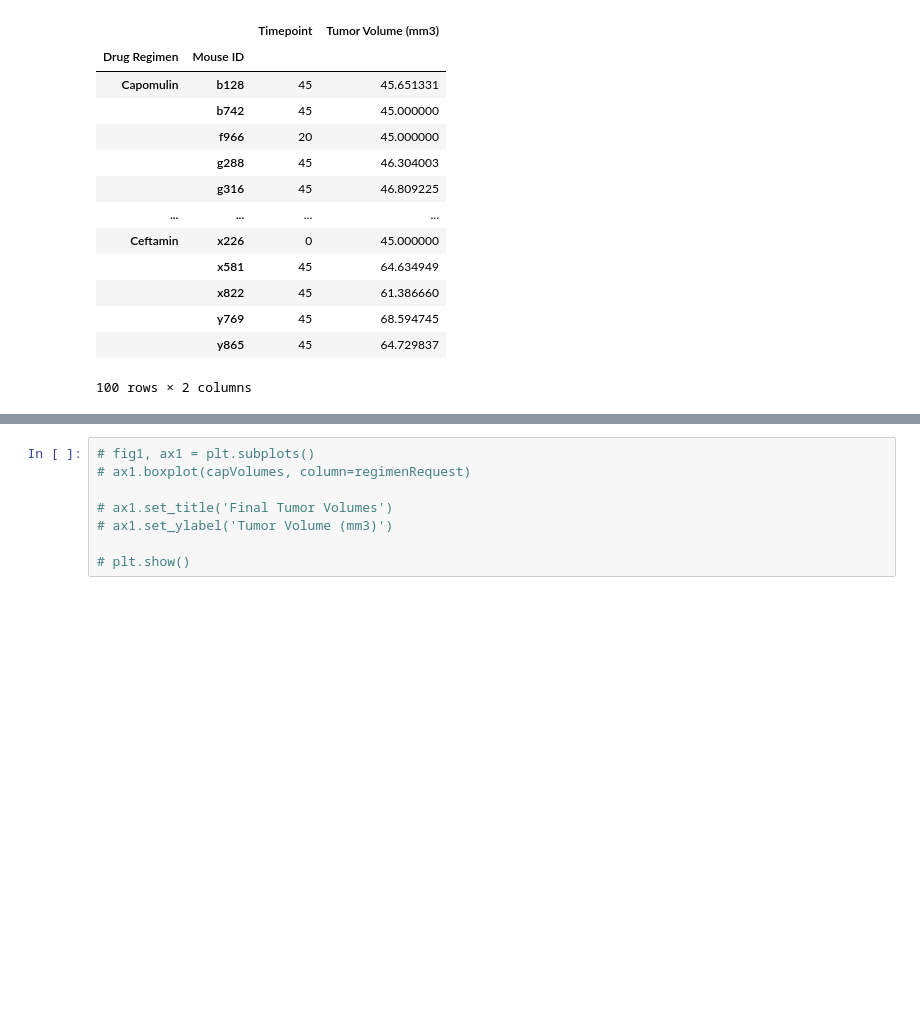
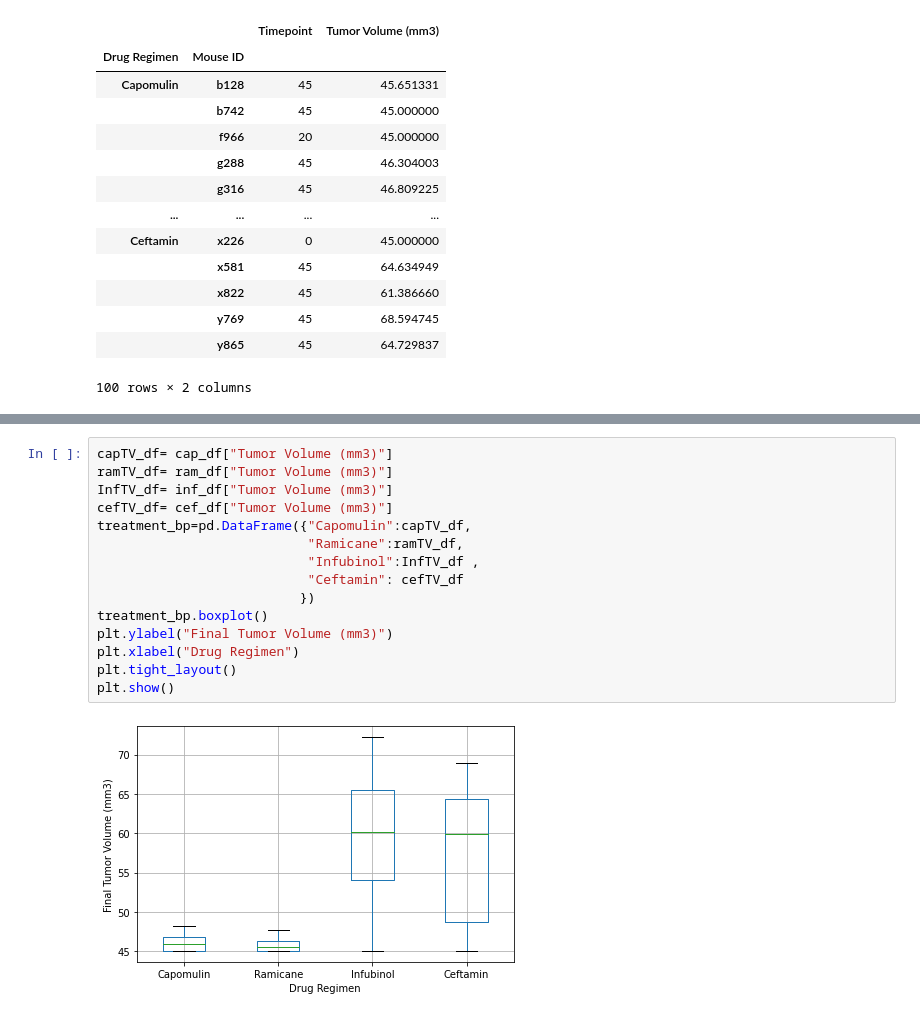
Before and after one commit to WayneJ2/Matplotlib-challenge, a Jupyter notebook: MatplotlibCode.ipynb, the cells around one changed output, grey strips where cells are left out. Drawn from its saved outputs; the diff is of its cells as text; blank space fills up the shorter version.

```diff
--- a/MatplotlibCode.ipynb
+++ b/MatplotlibCode.ipynb
@@ -366,10 +354,19 @@ Ceftamin's IQR and Potential Outliers:
      The IQR of Ceftamin is: 15.577752179999997
      Potentential outliers: 0 []
 # %%
-# fig1, ax1 = plt.subplots()
-# ax1.boxplot(capVolumes, column=regimenRequest)
-
-# ax1.set_title('Final Tumor Volumes')
-# ax1.set_ylabel('Tumor Volume (mm3)')
-
-# plt.show()
+capTV_df= cap_df["Tumor Volume (mm3)"]
+ramTV_df= ram_df["Tumor Volume (mm3)"]
+InfTV_df= inf_df["Tumor Volume (mm3)"]
+cefTV_df= cef_df["Tumor Volume (mm3)"]
+treatment_bp=pd.DataFrame({"Capomulin":capTV_df,
+                           "Ramicane":ramTV_df,
+                           "Infubinol":InfTV_df ,
+                           "Ceftamin": cefTV_df
+                          })
+treatment_bp.boxplot()
+plt.ylabel("Final Tumor Volume (mm3)")
+plt.xlabel("Drug Regimen")
+plt.tight_layout()
+plt.show()
+# %% [output]
+[figure, added]
```
Also changed, not shown: parts of 16 cells of this notebook.
